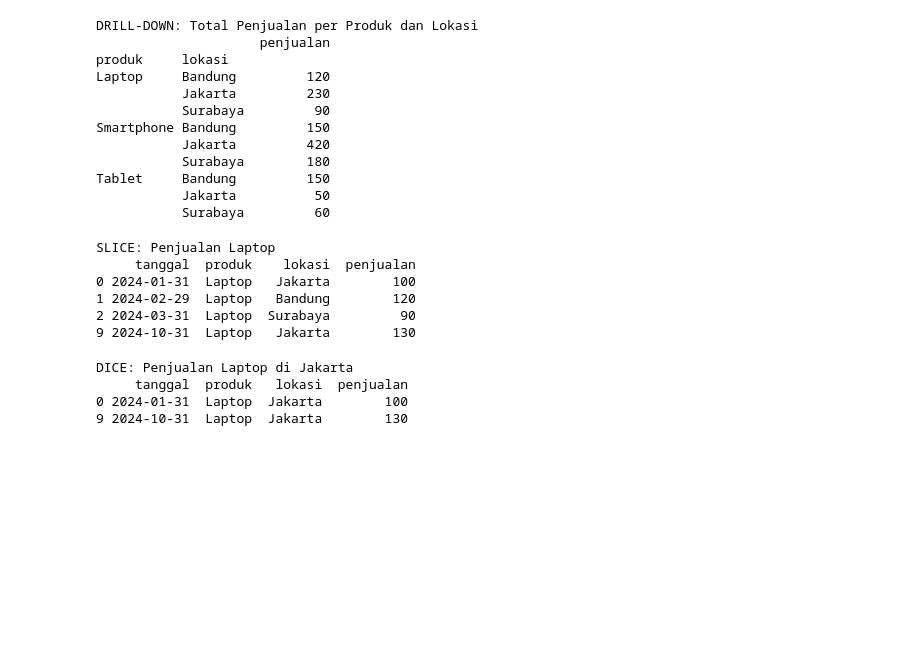
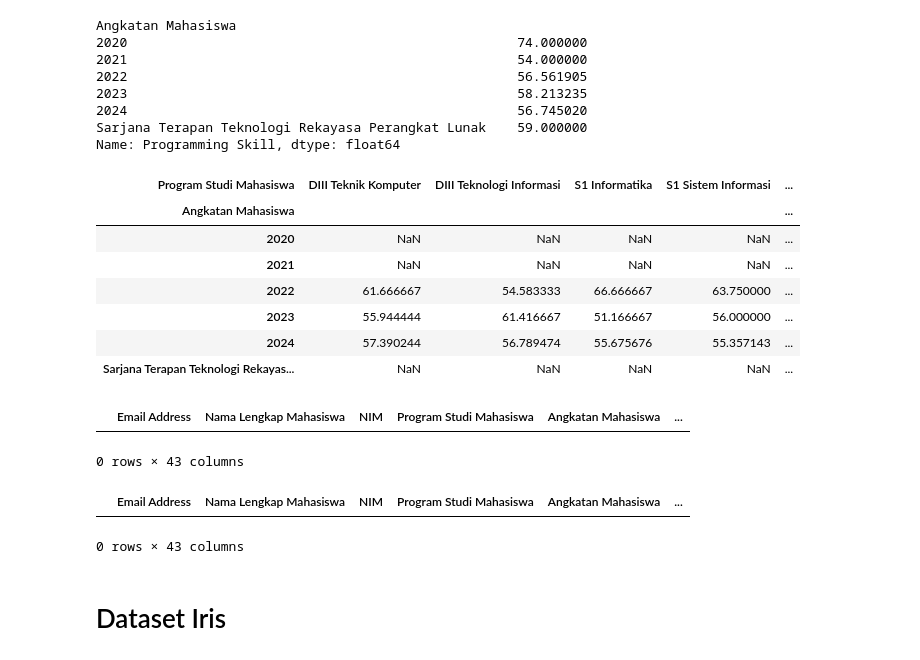
Before and after one commit to gilberd-siboro/kuis_dasi, a Jupyter notebook: OLAP.ipynb, the cells around one changed output. Saved outputs shown, nothing was run; the diff lists cells and outputs as text; code cells hidden in the pictures; blank space fills up the shorter version.

```diff
--- a/OLAP.ipynb
+++ b/OLAP.ipynb
@@ -68,43 +108,50 @@ Tablet            260
 # %%
-# Drill Down
+# 1. Roll-up: Rata-rata Programming Skill per Angkatan
+roll_up = df_cleaned.groupby("Angkatan Mahasiswa")["Programming Skill"].mean()
 
-drilldown = df.groupby(["produk", "lokasi"]).agg({"penjualan": "sum"})
-print("\nDRILL-DOWN: Total Penjualan per Produk dan Lokasi")
-print(drilldown)
+roll_up
 # %% [output]
-DRILL-DOWN: Total Penjualan per Produk dan Lokasi
-                     penjualan
-produk     lokasi
-Laptop     Bandung         120
-           Jakarta         230
-           Surabaya         90
-Smartphone Bandung         150
-           Jakarta         420
-           Surabaya        180
-Tablet     Bandung         150
-           Jakarta          50
-           Surabaya         60
+Angkatan Mahasiswa
+2020                                                  74.000000
+2021                                                  54.000000
+2022                                                  56.561905
+2023                                                  58.213235
+2024                                                  56.745020
+Sarjana Terapan Teknologi Rekayasa Perangkat Lunak    59.000000
+Name: Programming Skill, dtype: float64
 # %%
-#Slice
+# 2. Drill-down: Rata-rata Programming Skill berdasarkan Program Studi dalam tiap Angkatan
+drill_down = df_cleaned.pivot_table(values="Programming Skill",
+                                    index="Angkatan Mahasiswa",
+                                    columns="Program Studi Mahasiswa",
+                                    aggfunc="mean")
 
-slice_laptop = df[df["produk"] == "Laptop"]
-print("\nSLICE: Penjualan Laptop")
-print(slice_laptop)
+drill_down
 # %% [output]
-SLICE: Penjualan Laptop
-     tanggal  produk    lokasi  penjualan
-0 2024-01-31  Laptop   Jakarta        100
-1 2024-02-29  Laptop   Bandung        120
-2 2024-03-31  Laptop  Surabaya         90
-9 2024-10-31  Laptop   Jakarta        130
+| Program Studi Mahasiswa | DIII Teknik Komputer | DIII Teknologi Informasi | S1 Informatika | S1 Sistem Informasi | ... |
+| Angkatan Mahasiswa |  |  |  |  | ... |
+| 2020 | NaN | NaN | NaN | NaN | ... |
+| 2021 | NaN | NaN | NaN | NaN | ... |
+| 2022 | 61.666667 | 54.583333 | 66.666667 | 63.750000 | ... |
+| 2023 | 55.944444 | 61.416667 | 51.166667 | 56.000000 | ... |
+| 2024 | 57.390244 | 56.789474 | 55.675676 | 55.357143 | ... |
+| Sarjana Terapan Teknologi Rekayas... | NaN | NaN | NaN | NaN | ... |
 # %%
-# Dice
+# 3. Slice: Memfilter hanya untuk Angkatan 2022
+slice_2022 = df_cleaned[df_cleaned["Angkatan Mahasiswa"] == 2022]
 
-dice_laptop_jakarta = df[(df["produk"] == "Laptop") & (df["lokasi"] == "Jakarta")]
-print("\nDICE: Penjualan Laptop di Jakarta")
-print(dice_laptop_jakarta)
+slice_2022.head()
 # %% [output]
+|  | Email Address | Nama Lengkap Mahasiswa | NIM | Program Studi Mahasiswa | Angkatan Mahasiswa | ... |
-DICE: Penjualan Laptop di Jakarta
-     tanggal  produk   lokasi  penjualan
-0 2024-01-31  Laptop  Jakarta        100
-9 2024-10-31  Laptop  Jakarta        130
+0 rows × 43 columns
+# %%
+# 4. Dice: Memfilter untuk Angkatan 2022 dan Program Studi S1 Informatika
+dice_2022_info = df_cleaned[(df_cleaned["Angkatan Mahasiswa"] == 2022) &
+                            (df_cleaned["Program Studi Mahasiswa"] == "S1 Informatika")]
+
+dice_2022_info.head()
+# %% [output]
+|  | Email Address | Nama Lengkap Mahasiswa | NIM | Program Studi Mahasiswa | Angkatan Mahasiswa | ... |
+0 rows × 43 columns
+# %% [markdown]
+# Dataset Iris
```
Also changed, not shown: parts of 12 cells of this notebook.
